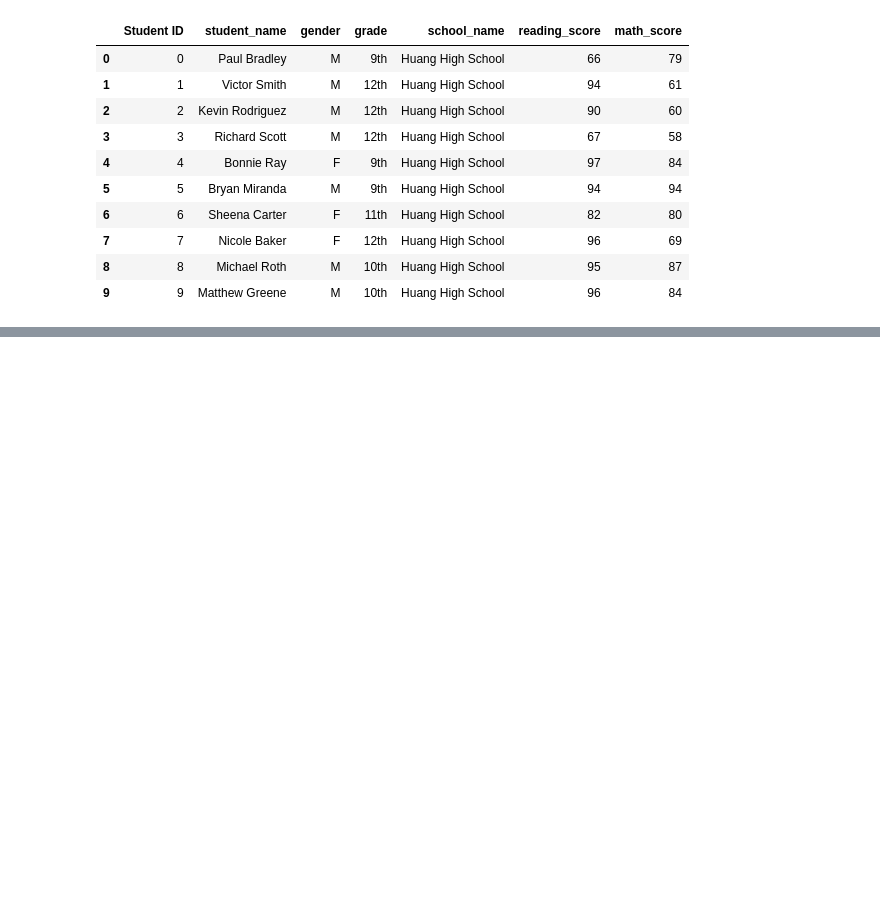
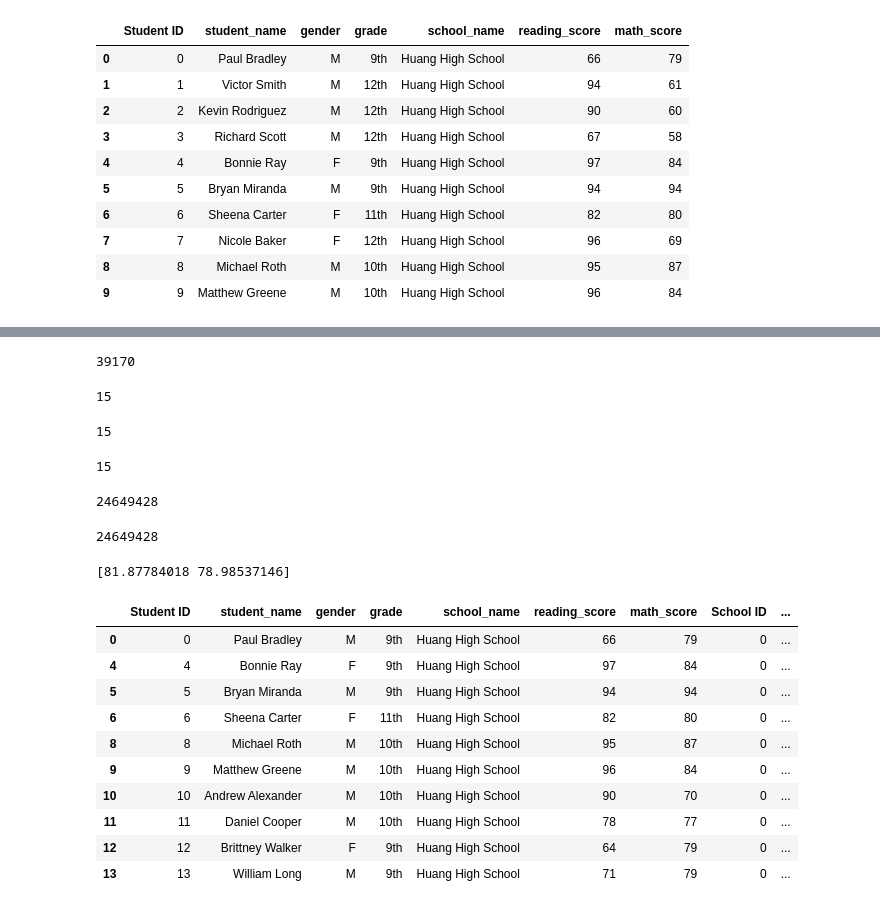
Before and after one commit to bayileyegnabate/04-py-city-schools, a Jupyter notebook: pyCitySchools.ipynb, the cells around one changed output, grey strips where cells are left out. Saved outputs shown, nothing was run; the diff lists cells and outputs as text; code cells hidden in the pictures; blank space fills up the shorter version.

```diff
--- a/pyCitySchools.ipynb
+++ b/pyCitySchools.ipynb
@@ -148,3 +148,11 @@ student_data_df.head(10)
 | 7 | 7 | Nicole Baker | F | 12th | Huang High School | 96 | 69 |
 | 8 | 8 | Michael Roth | M | 10th | Huang High School | 95 | 87 |
 | 9 | 9 | Matthew Greene | M | 10th | Huang High School | 96 | 84 |
+# %%
+# merge dataFrames
+
+# combine the data into a single dataset
+school_data_complete_df = pd.merge(
+    student_data_df, school_data_df, on=['school_name', 'school_name'])
+
+school_data_complete_df.head()
@@ -150,0 +166,52 @@ student_data_df.head(10)
+# %%
+# get the total number of students
+student_count = school_data_complete_df['Student ID'].count()
+student_count
+# %% [output]
+39170
+# %%
+# calculate the total number of schools
+school_count = school_data_df['school_name'].count()
+school_count
+# %% [output]
+15
+# %%
+# unique schools from school_data_complete
+school_count2 = school_data_complete_df['school_name'].unique()
+len(school_count2)
+# %% [output]
+15
+# %%
+len(school_data_complete_df['school_name'].unique())
+# %% [output]
+15
+# %%
+# calculate the total budget
+total_budget = school_data_complete_df['budget'].unique().sum()
+total_budget
+# %% [output]
+24649428
+# %%
+school_data_df['budget'].sum()
+# %% [output]
+24649428
+# %%
+average_scores = school_data_complete_df[['reading_score', 'math_score']].mean()
+print(average_scores.values)
+# %% [output]
+[81.87784018 78.98537146]
+# %%
+passing_math = school_data_complete_df[school_data_complete_df['math_score'] >= 70]
+passing_math.head(10)
+# %% [output]
+|  | Student ID | student_name | gender | grade | school_name | reading_score | math_score | School ID | ... |
+| 0 | 0 | Paul Bradley | M | 9th | Huang High School | 66 | 79 | 0 | ... |
+| 4 | 4 | Bonnie Ray | F | 9th | Huang High School | 97 | 84 | 0 | ... |
+| 5 | 5 | Bryan Miranda | M | 9th | Huang High School | 94 | 94 | 0 | ... |
+| 6 | 6 | Sheena Carter | F | 11th | Huang High School | 82 | 80 | 0 | ... |
+| 8 | 8 | Michael Roth | M | 10th | Huang High School | 95 | 87 | 0 | ... |
+| 9 | 9 | Matthew Greene | M | 10th | Huang High School | 96 | 84 | 0 | ... |
+| 10 | 10 | Andrew Alexander | M | 10th | Huang High School | 90 | 70 | 0 | ... |
+| 11 | 11 | Daniel Cooper | M | 10th | Huang High School | 78 | 77 | 0 | ... |
+| 12 | 12 | Brittney Walker | F | 9th | Huang High School | 64 | 79 | 0 | ... |
+| 13 | 13 | William Long | M | 9th | Huang High School | 71 | 79 | 0 | ... |
```
Also changed, not shown: parts of 20 cells of this notebook.
